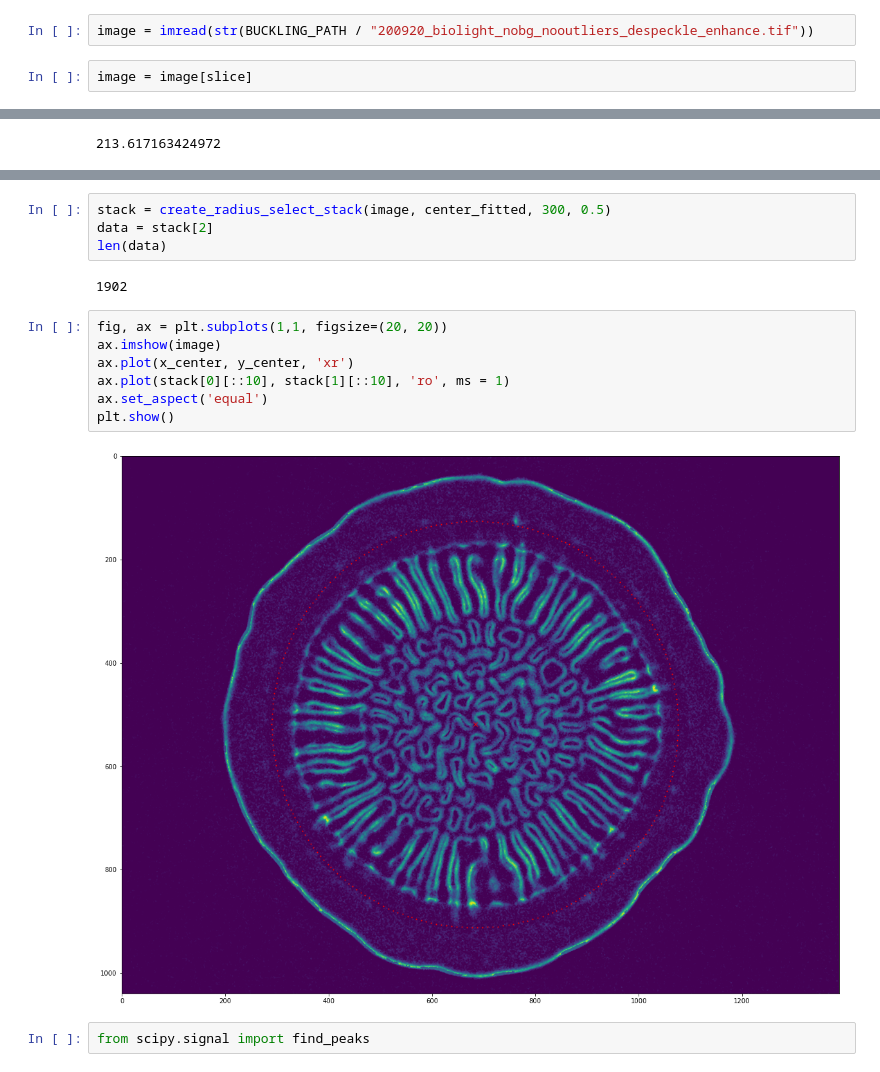
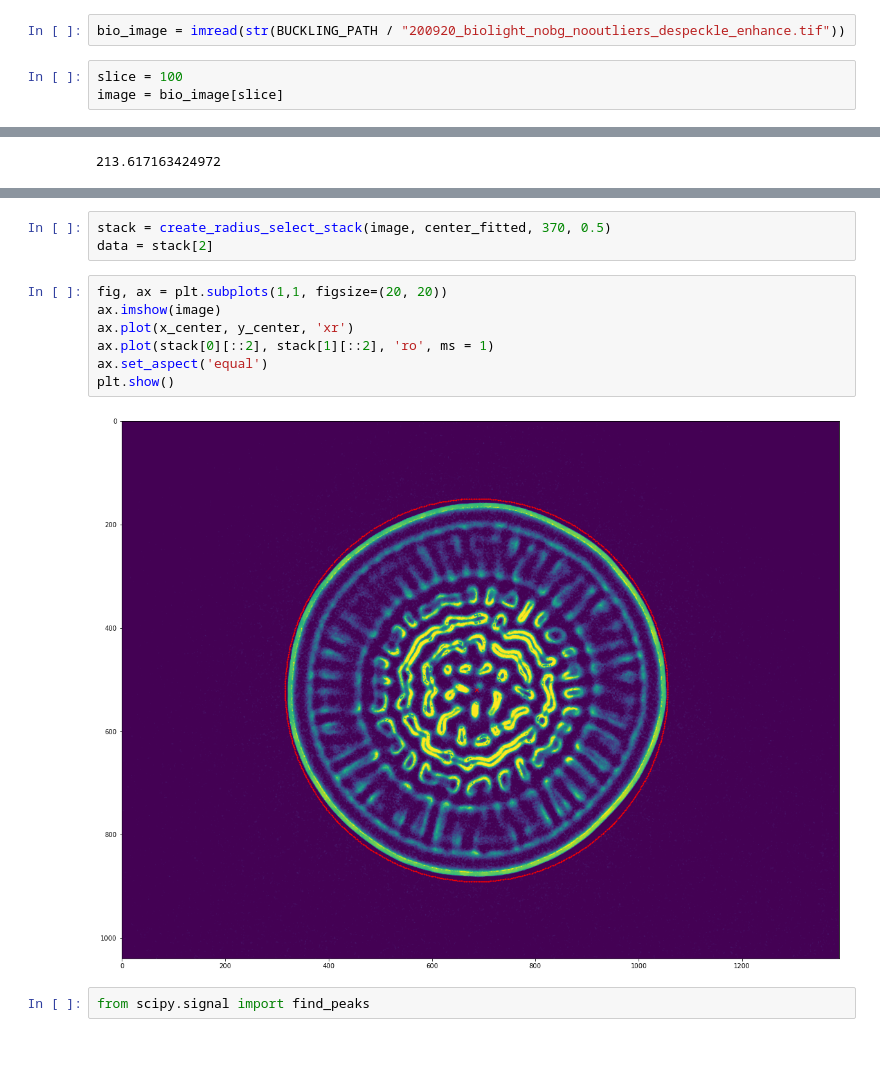
Before and after one commit to RadhikaGupta88/Biofilms, a Jupyter notebook: notebooks/3-radial_selections.ipynb, the cells around one changed output, grey strips where cells are left out. Drawn from its saved outputs; the diff is of its cells as text.

```diff
--- a/notebooks/3-radial_selections.ipynb
+++ b/notebooks/3-radial_selections.ipynb
@@ -17,4 +16,5 @@ slice = 200
 # %%
-image = imread(str(BUCKLING_PATH / "200920_biolight_nobg_nooutliers_despeckle_enhance.tif"))
+bio_image = imread(str(BUCKLING_PATH / "200920_biolight_nobg_nooutliers_despeckle_enhance.tif"))
 # %%
-image = image[slice]
+slice = 100
+image = bio_image[slice]
@@ -41,18 +56,15 @@ coffee_ring_radius
 # %%
-stack = create_radius_select_stack(image, center_fitted, 300, 0.5)
+stack = create_radius_select_stack(image, center_fitted, 370, 0.5)
 data = stack[2]
-len(data)
-# %% [output]
-1902
 # %%
 fig, ax = plt.subplots(1,1, figsize=(20, 20))
 ax.imshow(image)
 ax.plot(x_center, y_center, 'xr')
-ax.plot(stack[0][::10], stack[1][::10], 'ro', ms = 1)
+ax.plot(stack[0][::2], stack[1][::2], 'ro', ms = 1)
 ax.set_aspect('equal')
 plt.show()
 # %% [output]
-[figure, old version]
+[figure, new version]
 # %%
 from scipy.signal import find_peaks
 # %%
```
Also changed, not shown: parts of 12 cells of this notebook, 2 other files.
